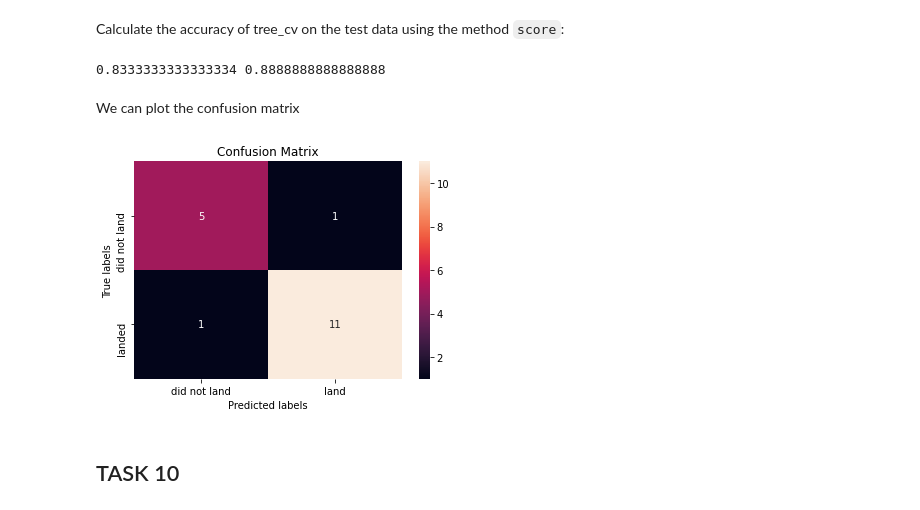
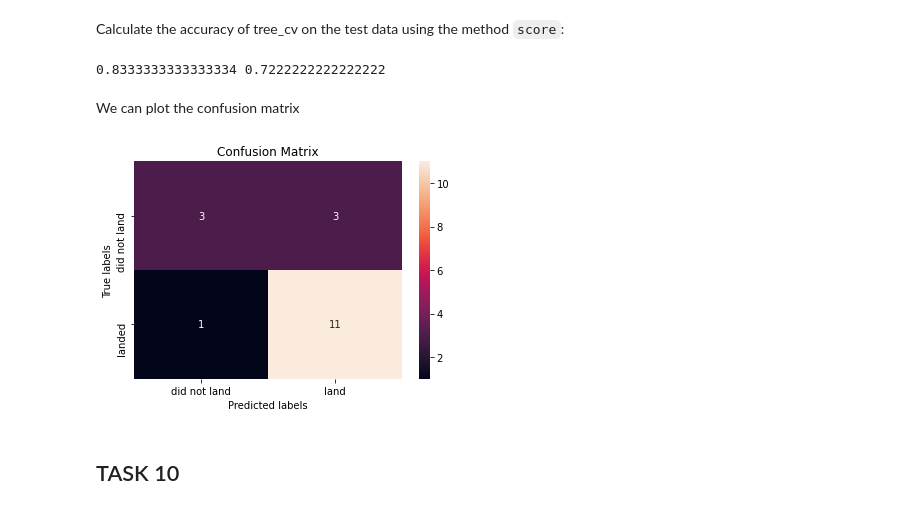
Before and after one commit to Fred-Vieira/IBM-Data-Science-Course, a Jupyter notebook: Machine Learning Prediction Lab.ipynb, the cells around one changed output. Drawn from its saved outputs; the diff is of its cells as text; code cells hidden in the pictures.

```diff
--- a/Machine Learning Prediction Lab.ipynb
+++ b/Machine Learning Prediction Lab.ipynb
@@ -291,19 +291,19 @@ accuracy : 0.8875
 Calculate the accuracy of tree_cv on the test data using the method <code>score</code>:
 # %%
 tree_cv.score(X_test, Y_test)
-TREE2 = DecisionTreeClassifier(criterion= 'gini', max_depth=8, max_features='sqrt', min_samples_leaf=1, min_samples_split= 2, splitter='best')
+TREE2 = DecisionTreeClassifier(criterion= 'entropy', max_depth=4, max_features='auto', min_samples_leaf=1, min_samples_split= 10, splitter='random')
 TREE2.fit(X_train,Y_train)
 print(tree_cv.score(X_test,Y_test),TREE2.score(X_test,Y_test))
 # %% [output]
-0.8333333333333334 0.8888888888888888
+0.8333333333333334 0.7222222222222222
 # %% [markdown]
 We can plot the confusion matrix
 # %%
 yhat_tree = tree_cv.predict(X_test)
 yhat_TREE2 = TREE2.predict(X_test)
-plot_confusion_matrix(Y_test,yhat_TREE2)
+plot_confusion_matrix(Y_test,yhat_tree)
 # %% [output]
-[figure, old version]
+[figure, new version]
 # %% [markdown]
 ## TASK  10
 # %% [markdown]
```
Also changed, not shown: parts of 4 cells of this notebook.
